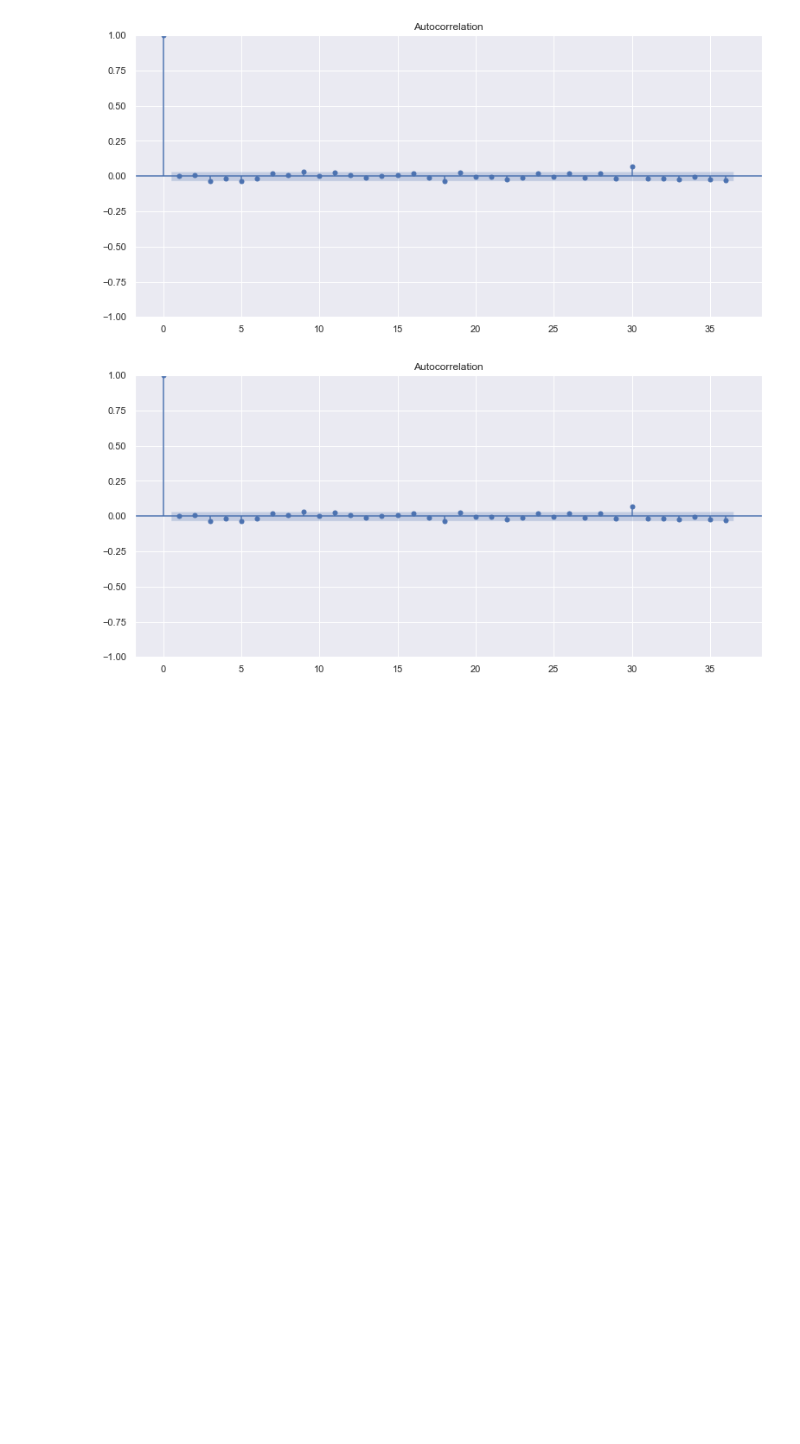
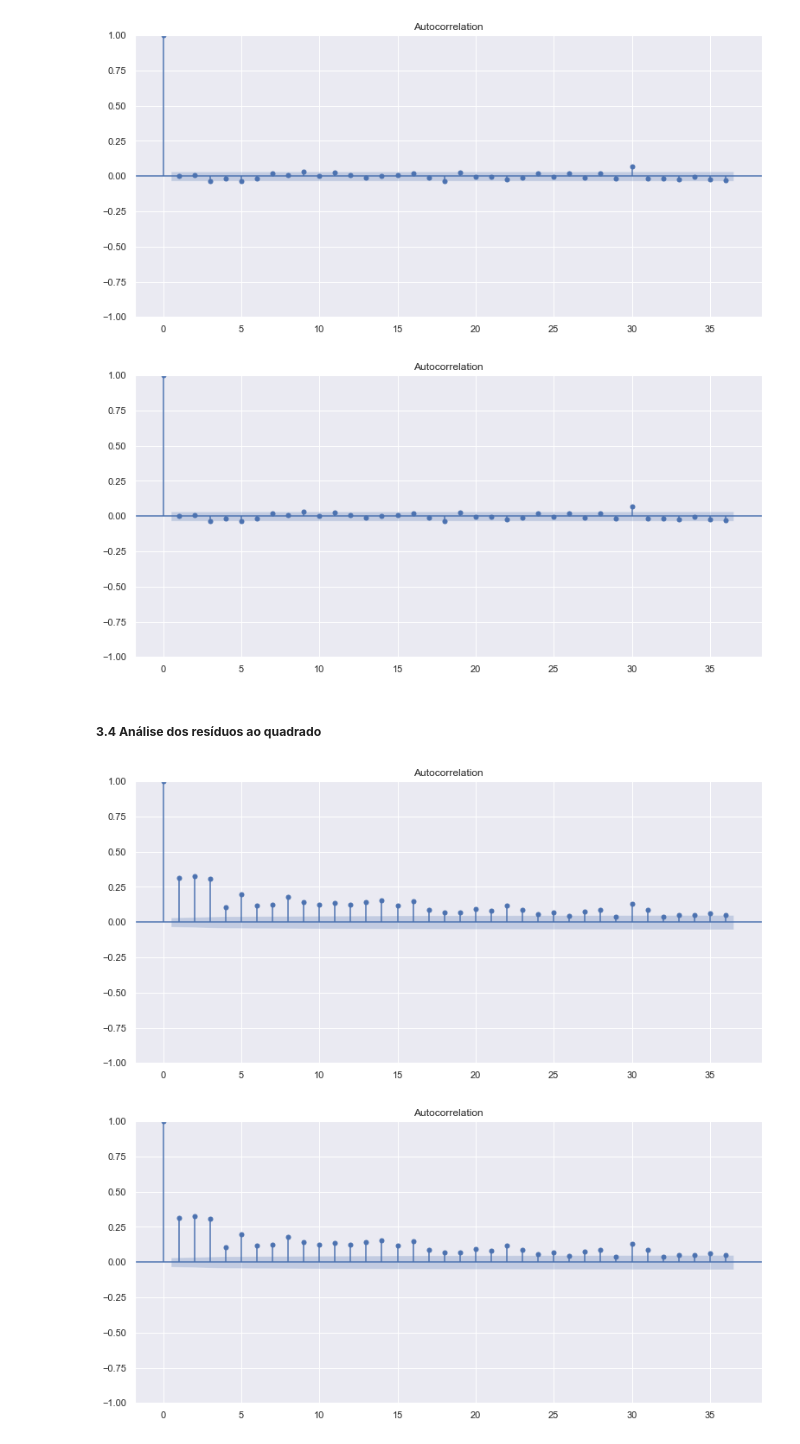
Before and after one commit to joaovictordesouzaduarte/tcc, a Jupyter notebook: exchange_rate_volatility.ipynb, the cells around one changed output. Saved outputs shown, nothing was run; the diff lists cells and outputs as text; code cells hidden in the pictures; blank space fills up the shorter version.

```diff
--- a/exchange_rate_volatility.ipynb
+++ b/exchange_rate_volatility.ipynb
@@ -368,0 +367,9 @@ het_arch()
+# %% [markdown]
+##### **3.4 Análise dos resíduos ao quadrado**
+# %%
+residuals_squared = residuals.copy()
+residuals_squared['resid'] = residuals_squared['resid'] ** 2
+plot_acf(residuals_squared['resid'])
+# %% [output]
+[figure, added]
+[figure, added]
```
Also changed, not shown: parts of 7 cells of this notebook.
